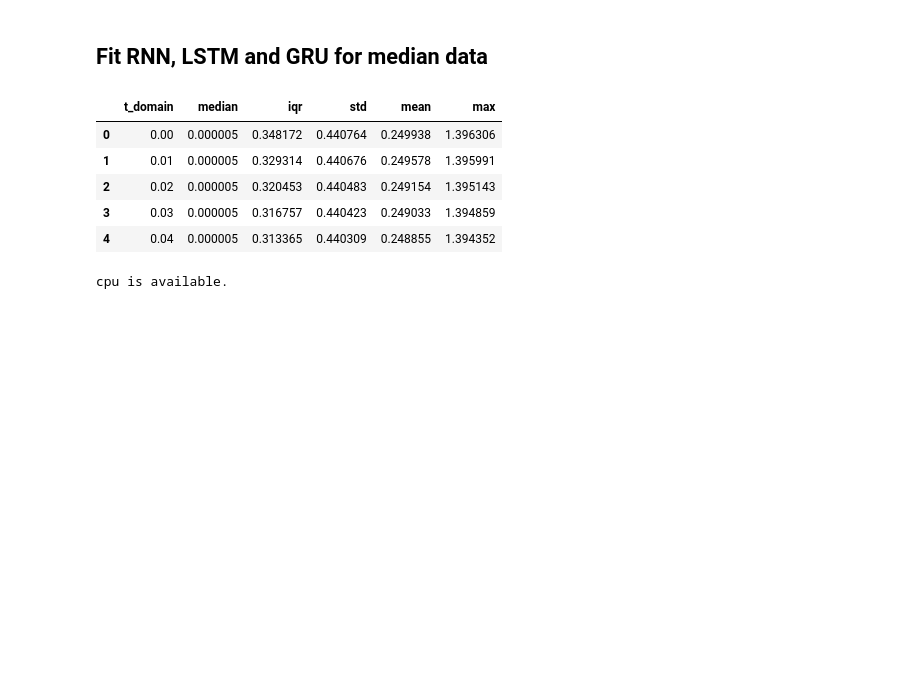
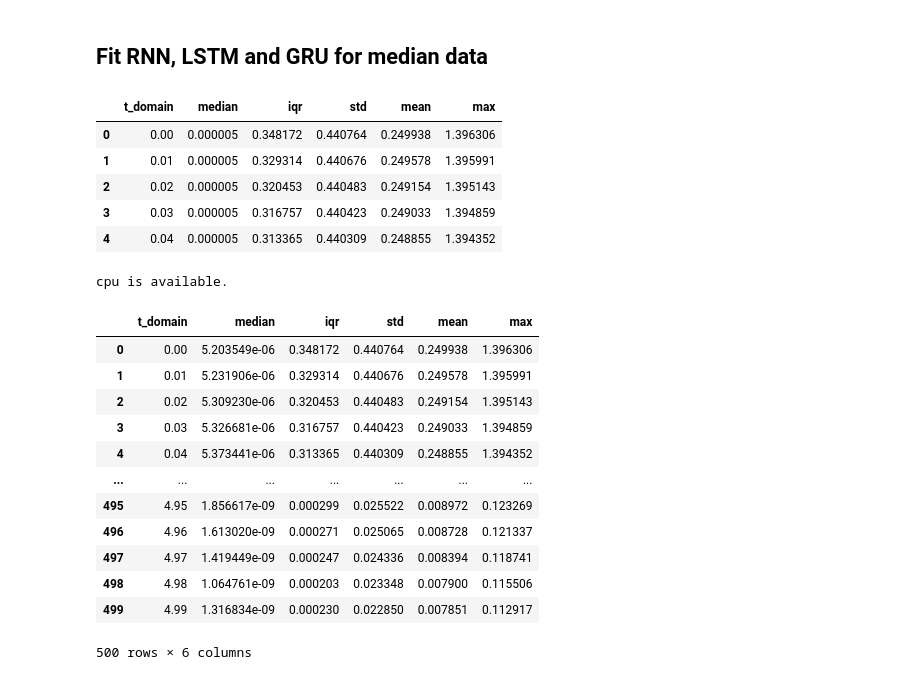
Before and after one commit to OmkarMehta/SSFwithNODE, a Jupyter notebook: pyddm-exploration/pyddm_understanding.ipynb, the cells around one changed output. Drawn from its saved outputs; the diff is of its cells as text; code cells hidden in the pictures; blank space fills up the shorter version.

```diff
--- a/pyddm-exploration/pyddm_understanding.ipynb
+++ b/pyddm-exploration/pyddm_understanding.ipynb
@@ -511,3 +511,19 @@ device = "cuda" if torch.cuda.is_available() else "cpu"
 print(f"{device}" " is available.")
 # %% [output]
 cpu is available.
+# %%
+data_df[:500]
+# %% [output]
+|  | t_domain | median | iqr | std | mean | max |
+| 0 | 0.00 | 5.203549e-06 | 0.348172 | 0.440764 | 0.249938 | 1.396306 |
+| 1 | 0.01 | 5.231906e-06 | 0.329314 | 0.440676 | 0.249578 | 1.395991 |
+| 2 | 0.02 | 5.309230e-06 | 0.320453 | 0.440483 | 0.249154 | 1.395143 |
+| 3 | 0.03 | 5.326681e-06 | 0.316757 | 0.440423 | 0.249033 | 1.394859 |
+| 4 | 0.04 | 5.373441e-06 | 0.313365 | 0.440309 | 0.248855 | 1.394352 |
+| ... | ... | ... | ... | ... | ... | ... |
+| 495 | 4.95 | 1.856617e-09 | 0.000299 | 0.025522 | 0.008972 | 0.123269 |
+| 496 | 4.96 | 1.613020e-09 | 0.000271 | 0.025065 | 0.008728 | 0.121337 |
+| 497 | 4.97 | 1.419449e-09 | 0.000247 | 0.024336 | 0.008394 | 0.118741 |
+| 498 | 4.98 | 1.064761e-09 | 0.000203 | 0.023348 | 0.007900 | 0.115506 |
+| 499 | 4.99 | 1.316834e-09 | 0.000230 | 0.022850 | 0.007851 | 0.112917 |
+500 rows × 6 columns
```
Also changed, not shown: parts of 9 cells of this notebook, 15 other files.
